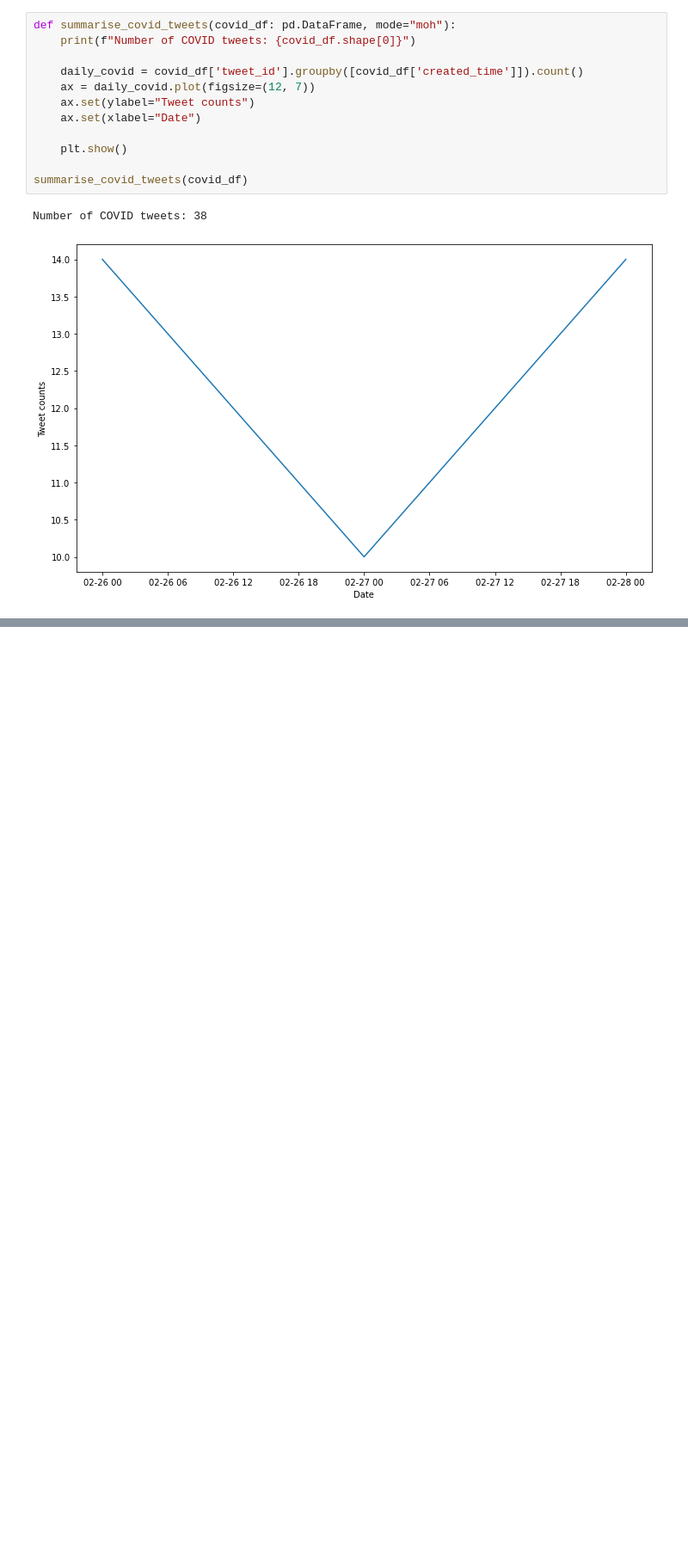
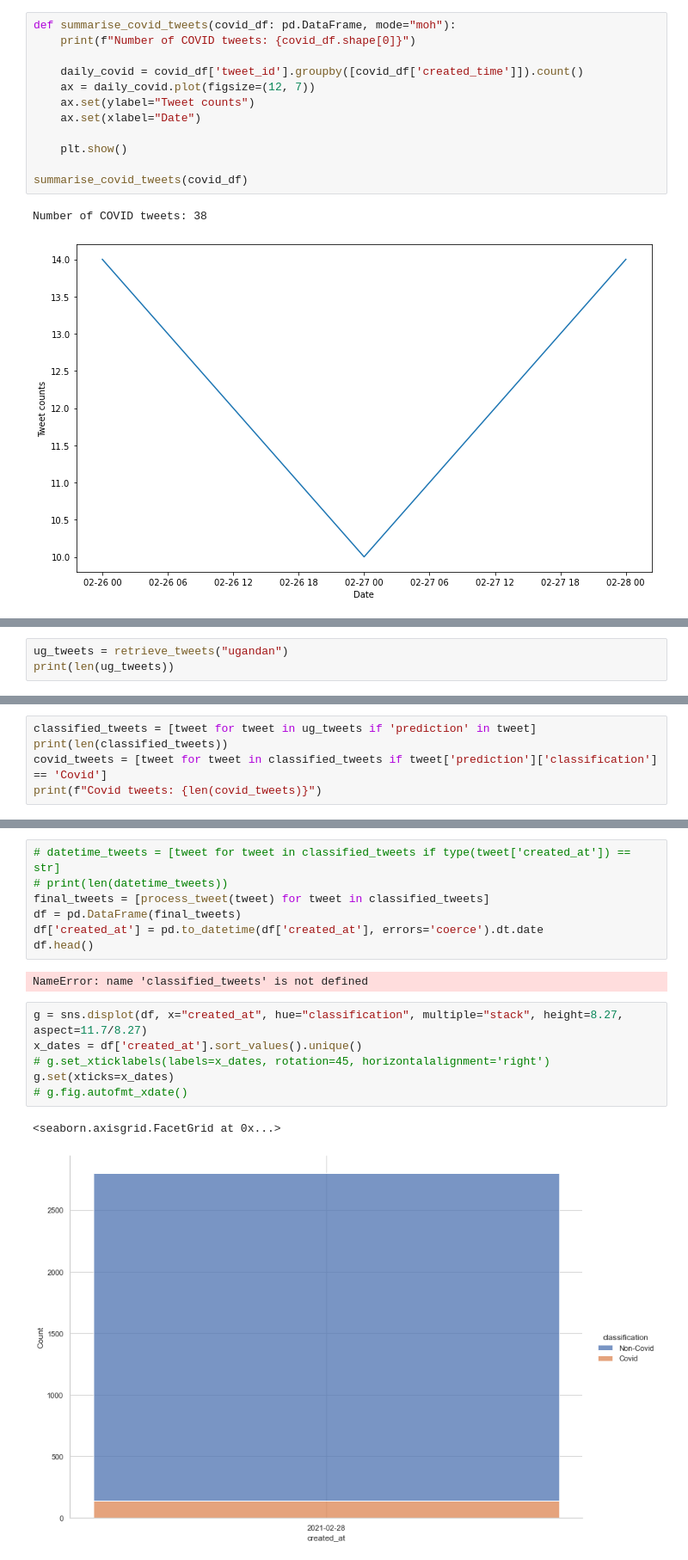
Before and after one commit to cmplx-xyttmt/covid19-uganda-twitter-data-analysis, a Jupyter notebook: Ugandan Tweets Analysis.ipynb, the cells around one changed output, grey strips where cells are left out. Shown at 86% size. Cells and saved outputs as stored; diff of their text form; blank space fills up the shorter version.

```diff
--- a/Ugandan Tweets Analysis.ipynb
+++ b/Ugandan Tweets Analysis.ipynb
@@ -120,0 +152,3 @@ g.set(xticks=x_dates)
+# %%
+ug_tweets = retrieve_tweets("ugandan")
+print(len(ug_tweets))
@@ -120,0 +157,5 @@ g.set(xticks=x_dates)
+# %%
+classified_tweets = [tweet for tweet in ug_tweets if 'prediction' in tweet]
+print(len(classified_tweets))
+covid_tweets = [tweet for tweet in classified_tweets if tweet['prediction']['classification'] == 'Covid']
+print(f"Covid tweets: {len(covid_tweets)}")
@@ -120,0 +221,18 @@ g.set(xticks=x_dates)
+# %%
+# datetime_tweets = [tweet for tweet in classified_tweets if type(tweet['created_at']) == str]
+# print(len(datetime_tweets))
+final_tweets = [process_tweet(tweet) for tweet in classified_tweets]
+df = pd.DataFrame(final_tweets)
+df['created_at'] = pd.to_datetime(df['created_at'], errors='coerce').dt.date
+df.head()
+# %% [output]
+NameError: name 'classified_tweets' is not defined
+# %%
+g = sns.displot(df, x="created_at", hue="classification", multiple="stack", height=8.27, aspect=11.7/8.27)
+x_dates = df['created_at'].sort_values().unique()
+# g.set_xticklabels(labels=x_dates, rotation=45, horizontalalignment='right')
+g.set(xticks=x_dates)
+# g.fig.autofmt_xdate()
+# %% [output]
+<seaborn.axisgrid.FacetGrid at 0x...>
+[figure, added]
```
Also changed, not shown: parts of 21 cells of this notebook.
